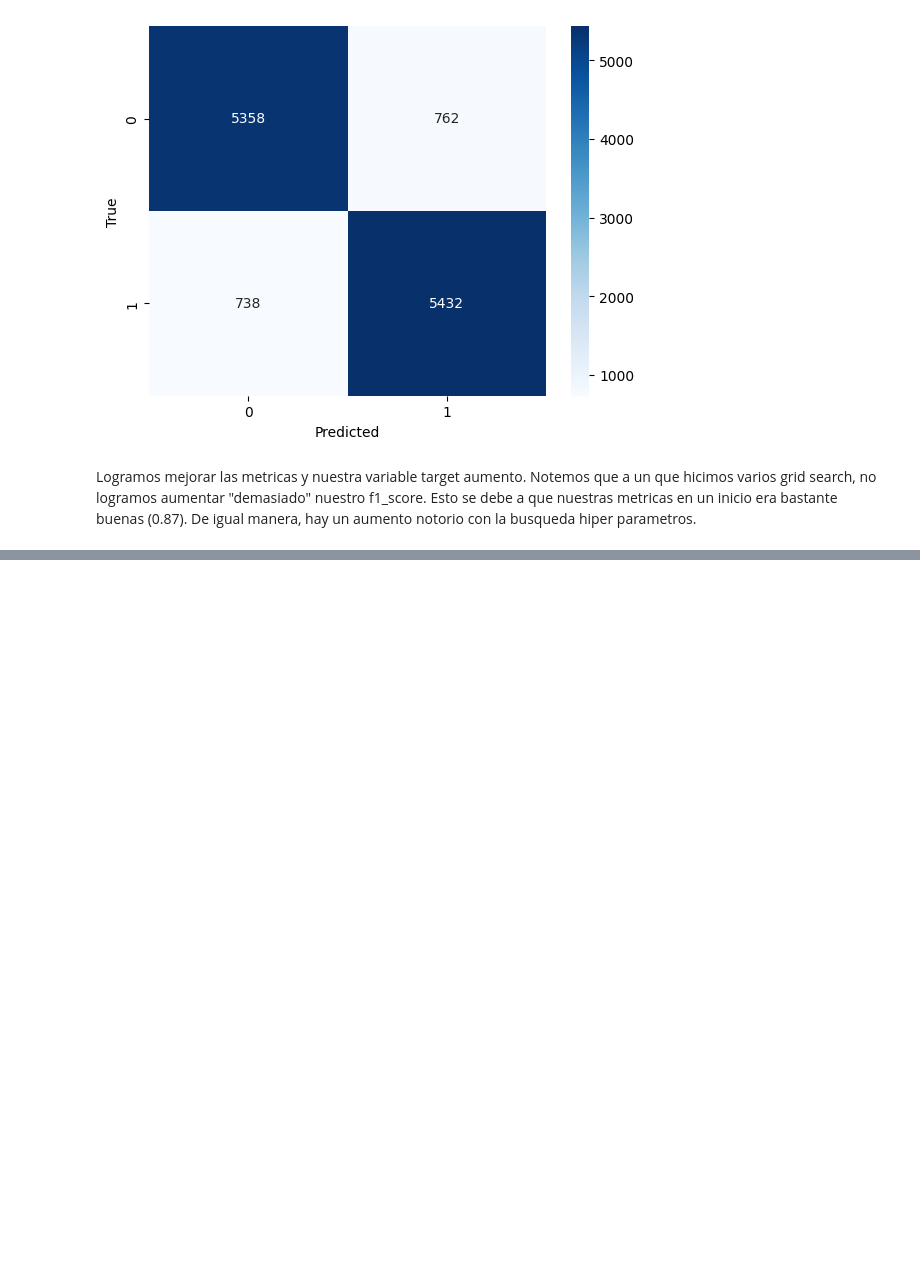
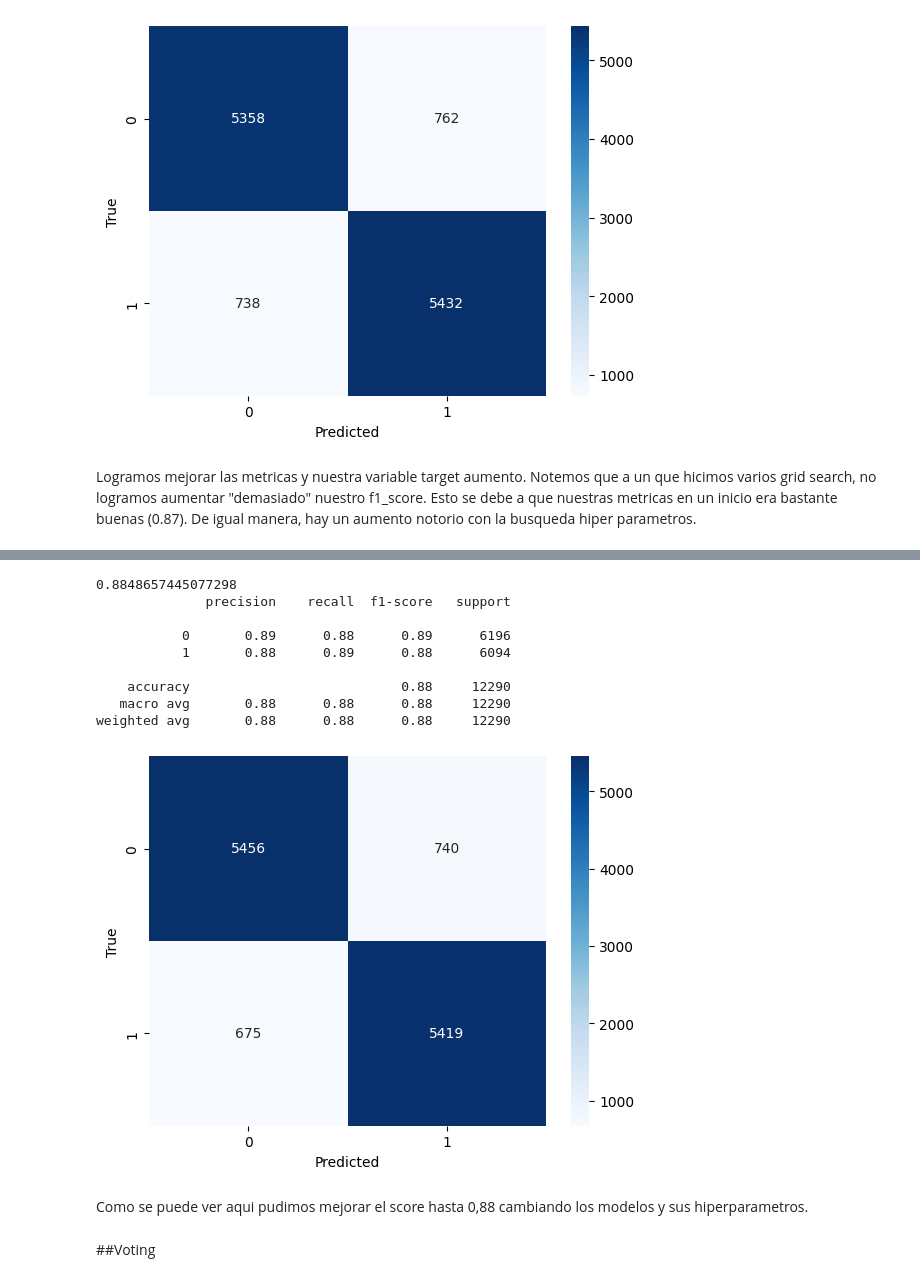
Before and after one commit to franciscoL0pez/TrabajosPracticosOrganizacionDeDatos1C2023, a Jupyter notebook: ensambles_svc_rf_knn_xgboost.ipynb, the cells around one changed output, grey strips where cells are left out. Drawn from its saved outputs; the diff is of its cells as text; code cells hidden in the pictures; blank space fills up the shorter version.

Commit message:
Agrego Stacking y Voting

```diff
--- a/ensambles_svc_rf_knn_xgboost.ipynb
+++ b/ensambles_svc_rf_knn_xgboost.ipynb
@@ -544,0 +602,6 @@ Notemos que a un que hicimos varios grid search, no logramos aumentar "demasiado
+# %%
+x_train_St, x_test_St, y_train_St, y_test_St = train_test_split(df_hotels_train_encoded.values,
+                                                    df_target.values, random_state = 42, train_size = 0.80)
+min_max_scaler = preprocessing.MinMaxScaler()
+x_train_St_minmax = min_max_scaler.fit_transform(x_train_St)
+x_test_St_minmax  = min_max_scaler.transform(x_test_St)
@@ -544,0 +633,17 @@ Notemos que a un que hicimos varios grid search, no logramos aumentar "demasiado
+# %%
+from sklearn.ensemble import StackingClassifier
+
+#Modelos Base
+base_models = [('random_forest', rf),
+               ('XGBoost', xgb_H),
+               ('knn', knn)]
+
+#Meta Modelo
+meta_model = LogisticRegressionCV()
+
+#Ensemble Stacking
+stacking_model = StackingClassifier(estimators=base_models,
+                                    final_estimator=meta_model,
+                                    passthrough=True,
+                                    cv=5,
+                                    verbose=2)
@@ -544,0 +677,6 @@ Notemos que a un que hicimos varios grid search, no logramos aumentar "demasiado
+# %%
+stacking_model.fit(x_train_St_minmax,y_train_St)
+y_pred_st = stacking_model.predict(x_test_St_minmax)
+print(accuracy_score(y_test_St, y_pred_st))
+metricas(y_pred_st,y_test_St)
+# %% [output]
@@ -544,0 +692,14 @@ Notemos que a un que hicimos varios grid search, no logramos aumentar "demasiado
+0.8848657445077298
+              precision    recall  f1-score   support
+
+           0       0.89      0.88      0.89      6196
+           1       0.88      0.89      0.88      6094
+
+    accuracy                           0.88     12290
+   macro avg       0.88      0.88      0.88     12290
+weighted avg       0.88      0.88      0.88     12290
+[figure, added]
+# %% [markdown]
+Como se puede ver aqui pudimos mejorar el score hasta 0,88 cambiando los modelos y sus hiperparametros.
+# %% [markdown]
+##Voting
```
Also changed, not shown: parts of 12 cells of this notebook.
